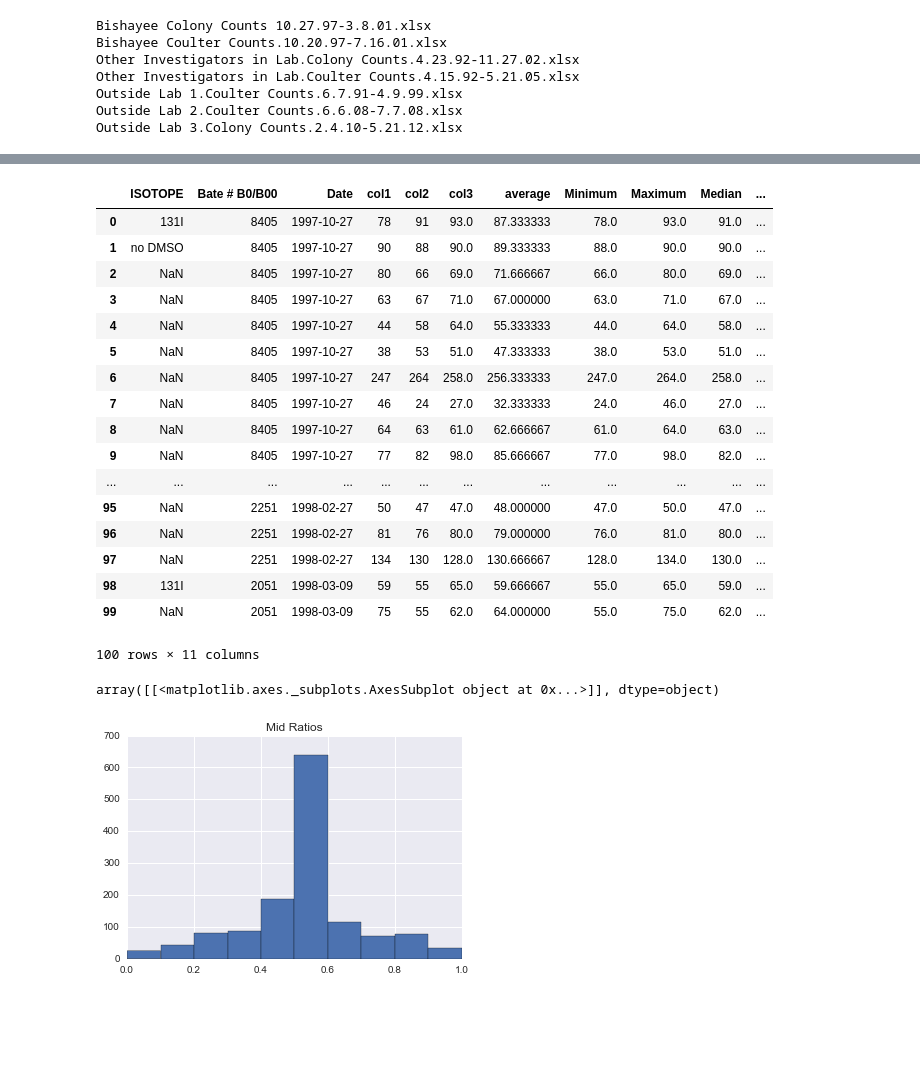
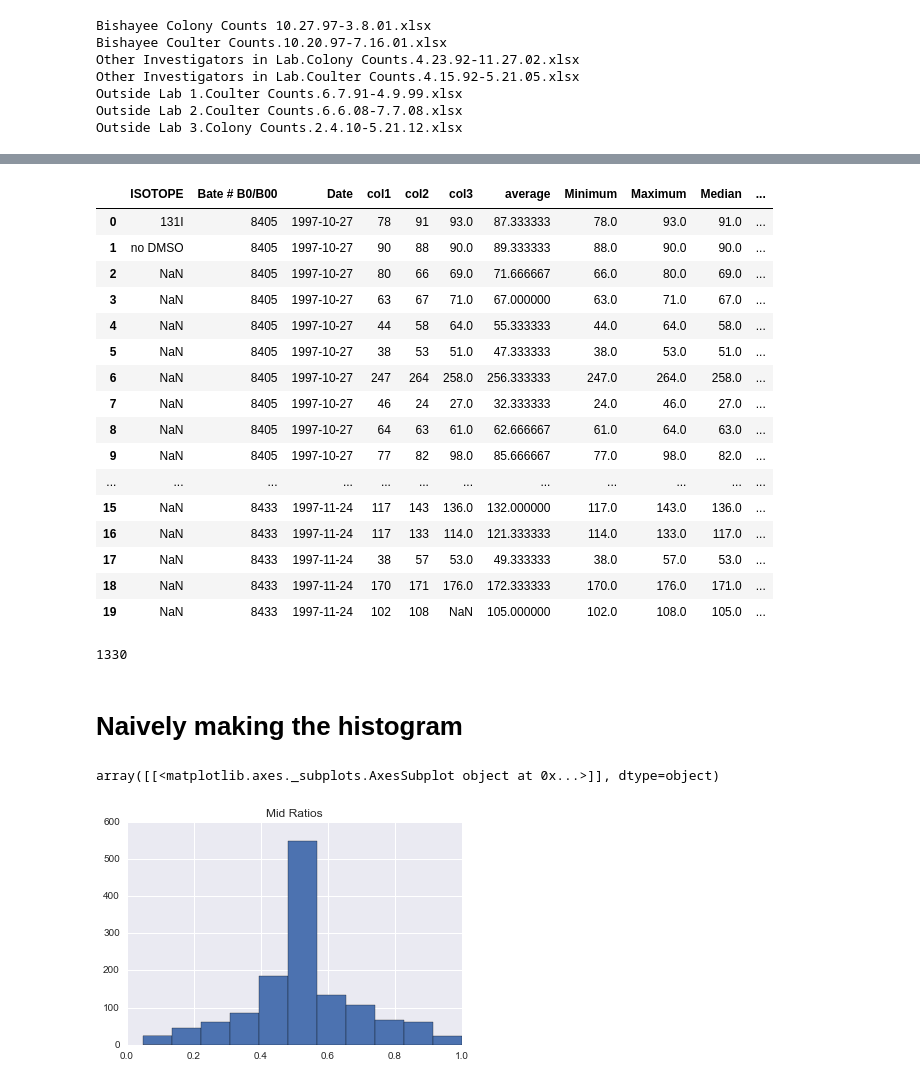
Before and after one commit to sofiatti/stat_analysis_radiobiological_data, a Jupyter notebook: exploring_data.ipynb, the cells around one changed output, grey strips where cells are left out. Drawn from its saved outputs; the diff is of its cells as text; code cells hidden in the pictures; blank space fills up the shorter version.

```diff
--- a/exploring_data.ipynb
+++ b/exploring_data.ipynb
@@ -51,7 +51,7 @@ rst_colony['Median'] = rst_colony.loc[:, ['col1', 'col2', 'col3']].median(axis=1
 # %%
 rst_colony['Mid Ratios'] = (rst_colony['Maximum'] - rst_colony['Median'])/(rst_colony['Maximum'] - rst_colony['Minimum'])
 # %%
-rst_colony.head(100)
+rst_colony.head(20)
 # %% [output]
 |  | ISOTOPE | Bate # B0/B00 | Date | col1 | col2 | col3 | average | Minimum | Maximum | Median | ... |
 | 0 | 131I | 8405 | 1997-10-27 | 78 | 91 | 93.0 | 87.333333 | 78.0 | 93.0 | 91.0 | ... |
@@ -65,19 +65,26 @@ rst_colony.head(100)
 | 8 | NaN | 8405 | 1997-10-27 | 64 | 63 | 61.0 | 62.666667 | 61.0 | 64.0 | 63.0 | ... |
 | 9 | NaN | 8405 | 1997-10-27 | 77 | 82 | 98.0 | 85.666667 | 77.0 | 98.0 | 82.0 | ... |
 | ... | ... | ... | ... | ... | ... | ... | ... | ... | ... | ... | ... |
-| 95 | NaN | 2251 | 1998-02-27 | 50 | 47 | 47.0 | 48.000000 | 47.0 | 50.0 | 47.0 | ... |
-| 96 | NaN | 2251 | 1998-02-27 | 81 | 76 | 80.0 | 79.000000 | 76.0 | 81.0 | 80.0 | ... |
-| 97 | NaN | 2251 | 1998-02-27 | 134 | 130 | 128.0 | 130.666667 | 128.0 | 134.0 | 130.0 | ... |
-| 98 | 131I | 2051 | 1998-03-09 | 59 | 55 | 65.0 | 59.666667 | 55.0 | 65.0 | 59.0 | ... |
-| 99 | NaN | 2051 | 1998-03-09 | 75 | 55 | 62.0 | 64.000000 | 55.0 | 75.0 | 62.0 | ... |
+| 15 | NaN | 8433 | 1997-11-24 | 117 | 143 | 136.0 | 132.000000 | 117.0 | 143.0 | 136.0 | ... |
+| 16 | NaN | 8433 | 1997-11-24 | 117 | 133 | 114.0 | 121.333333 | 114.0 | 133.0 | 117.0 | ... |
+| 17 | NaN | 8433 | 1997-11-24 | 38 | 57 | 53.0 | 49.333333 | 38.0 | 57.0 | 53.0 | ... |
+| 18 | NaN | 8433 | 1997-11-24 | 170 | 171 | 176.0 | 172.333333 | 170.0 | 176.0 | 171.0 | ... |
+| 19 | NaN | 8433 | 1997-11-24 | 102 | 108 | NaN | 105.000000 | 102.0 | 108.0 | 105.0 | ... |
-100 rows × 11 columns
+# %%
+len(rst_colony[(rst_colony['Mid Ratios'] > 0.0) & (rst_colony['Mid Ratios'] < 1)]['Mid Ratios'])
+# %% [output]
+1330
+# %%
+rst_final = rst_colony[rst_colony['Mid Ratios'] > 0.0]
+# %% [markdown]
+# Naively making the histogram
 # %%
 import matplotlib.pyplot as plt
 import seaborn
 
 %matplotlib inline
 
-rst_colony.hist(column='Mid Ratios')
+rst_final.hist(column='Mid Ratios', bins=11)
 # %% [output]
 array([[<matplotlib.axes._subplots.AxesSubplot object at 0x...>]], dtype=object)
-[figure, old version]
+[figure, new version]
```
Also changed, not shown: parts of 11 cells of this notebook.
